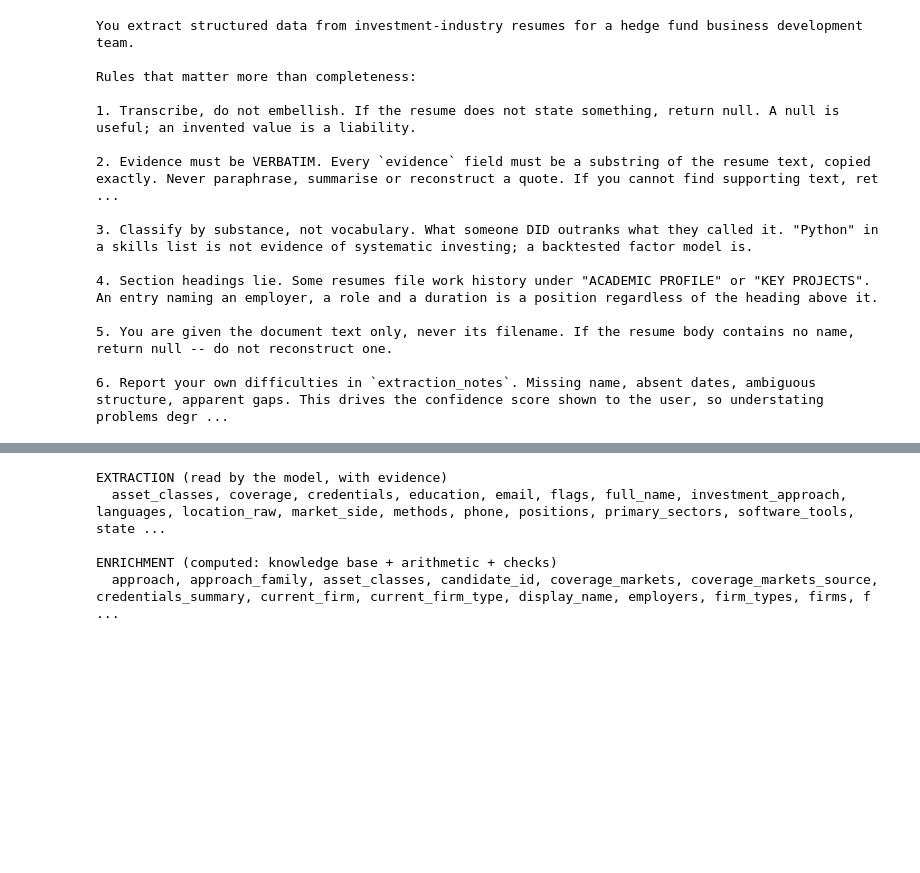
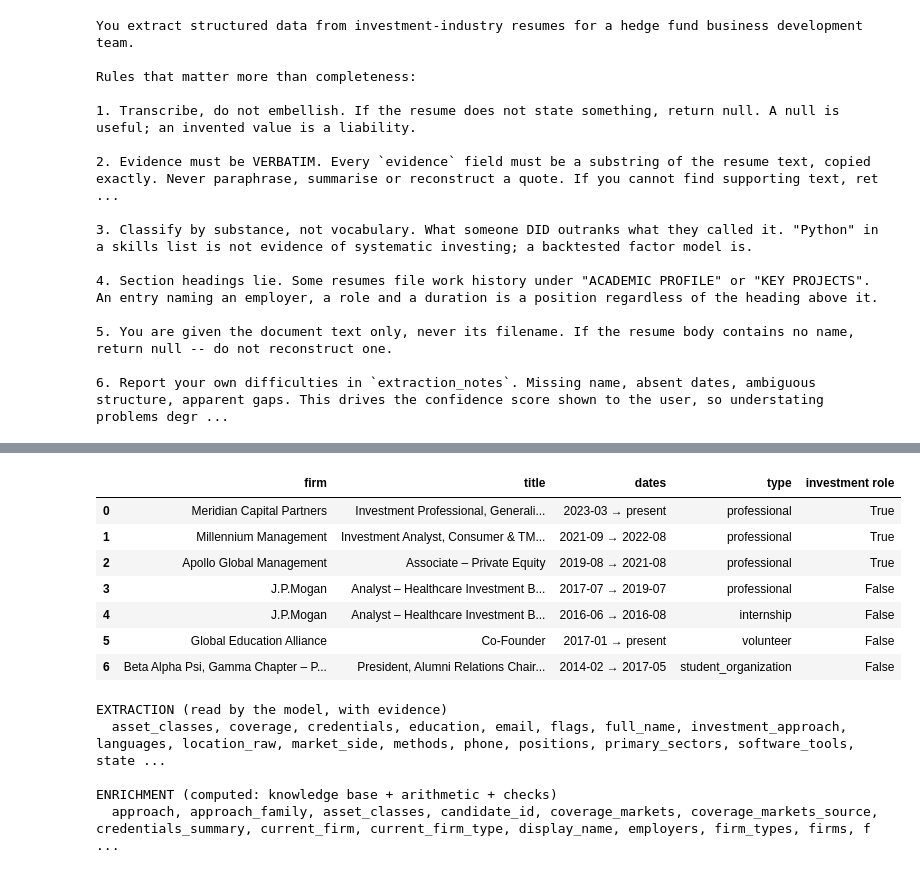
Before and after one commit to yc4379-commits/m-case-study, a Jupyter notebook: case_study.ipynb, the cells around one changed output, grey strips where cells are left out. Saved outputs shown, nothing was run; the diff lists cells and outputs as text; code cells hidden in the pictures; blank space fills up the shorter version.

```diff
--- a/case_study.ipynb
+++ b/case_study.ipynb
@@ -216,3 +229,19 @@ e = ryan["extraction"]
+# %%
+pd.DataFrame([{
+    "firm": pos["firm"], "title": pos["title"],
+    "dates": f'{pos["start_date"]} → {pos["end_date"] or "present"}',
+    "type": pos["employment_type"],
+    "investment role": pos["is_investment_role"],
+} for pos in e["positions"]])
+# %% [output]
+|  | firm | title | dates | type | investment role |
+| 0 | Meridian Capital Partners | Investment Professional, Generali... | 2023-03 → present | professional | True |
+| 1 | Millennium Management | Investment Analyst, Consumer & TM... | 2021-09 → 2022-08 | professional | True |
+| 2 | Apollo Global Management | Associate – Private Equity | 2019-08 → 2021-08 | professional | True |
+| 3 | J.P.Mogan | Analyst – Healthcare Investment B... | 2017-07 → 2019-07 | professional | False |
+| 4 | J.P.Mogan | Analyst – Healthcare Investment B... | 2016-06 → 2016-08 | internship | False |
+| 5 | Global Education Alliance | Co-Founder | 2017-01 → present | volunteer | False |
+| 6 | Beta Alpha Psi, Gamma Chapter – P... | President, Alumni Relations Chair... | 2014-02 → 2017-05 | student_organization | False |
 # %%
 # Everything the pipeline produces, per candidate: the model's extraction
 # fields plus the enrichment computed on top. This is the full contract --
```
Also changed, not shown: parts of 10 cells of this notebook, 10 other files.
